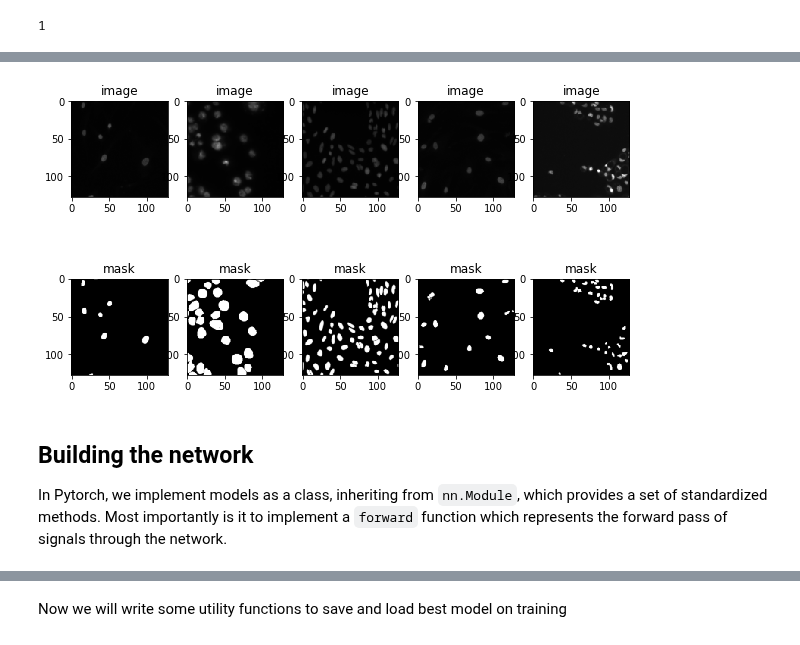
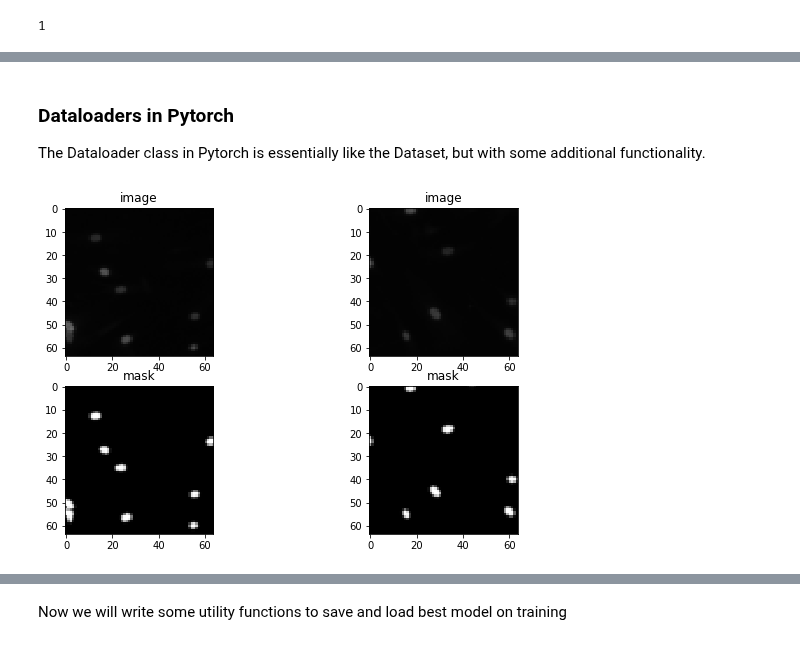
Before and after one commit to oercompbiomed/CBM101, a Jupyter notebook: H_Neural_Networks/4_cell_segmentation.ipynb, the cells around one changed output, grey strips where cells are left out. Cells and saved outputs as stored; diff of their text form; code cells hidden in the pictures.

```diff
--- a/H_Neural_Networks/4_cell_segmentation.ipynb
+++ b/H_Neural_Networks/4_cell_segmentation.ipynb
@@ -37,3 +45,5 @@ torch.cuda.device_count()
 # %%
 # set device to either CPU or GPU
 device = torch.device('cuda:0' if torch.cuda.is_available() else 'cpu')
+device = torch.device('cpu')
+device
@@ -79,21 +106,14 @@ Now we will load the data by using custom data loader from pytorch along with sm
 # %%
 def get_transforms(mean, std):
             list_transforms = []
-
-            list_transforms.extend(
-                    [
-                HorizontalFlip(p=0.5), # only horizontal flip as of now
-                    ])
-            list_transforms.extend(
-                    [
-            Normalize(mean=mean, std=std, p=1),
-            ToTensor(),
-                    ])
+            list_transforms.extend([HorizontalFlip(p=0.5)])
+            list_transforms.extend([Normalize(mean=mean, std=std, p=1),
+            ToTensor()])
             list_trfms = Compose(list_transforms)
             return list_trfms
 
 
-class Nuclei_data(Dataset):
+class NucleiData(Dataset):
         def __init__(self,path):
             self.path = path
             self.folders = os.listdir(path)
@@ -102,32 +122,27 @@ class Nuclei_data(Dataset):
         def __len__(self):
             return len(self.folders)
 
-
         def __getitem__(self,idx):
             image_folder = os.path.join(self.path,self.folders[idx],'images/')
             mask_folder = os.path.join(self.path,self.folders[idx],'masks/')
             image_path = os.path.join(image_folder,os.listdir(image_folder)[0])
 
             img = io.imread(image_path)[:,:,:3].astype('float32')
-            img = transform.resize(img,(128,128))
+            mask = self.get_mask(mask_folder, img.shape[0], img.shape[1]).astype('float32')
 
-            mask = self.get_mask(mask_folder, 128, 128 ).astype('float32')
-
-            augmented = self.transforms(image=img, mask=mask)
-            #augmented = [img] # fjern siden
+            # Apply transformations
+            augmented = self.transforms(image=img, mask=mask) #returns a dict
             img = augmented['image']
             mask = augmented['mask']
-            mask = mask[0].permute(2, 0, 1)
+            mask = mask[0].permute(2, 0, 1) # just reorders the dimensions of the tensor
             return (img,mask)
 
 
-        def get_mask(self,mask_folder,IMG_HEIGHT, IMG_WIDTH):
+        def get_mask(self,mask_folder, IMG_HEIGHT, IMG_WIDTH):
             mask = np.zeros((IMG_HEIGHT, IMG_WIDTH, 1), dtype=np.bool)
             for mask_ in os.listdir(mask_folder):
                     mask_ = io.imread(os.path.join(mask_folder,mask_))
-                    mask_ = transform.resize(mask_, (IMG_HEIGHT, IMG_WIDTH))
                     mask_ = np.expand_dims(mask_,axis=-1)
                     mask = np.maximum(mask, mask_)
-
             return mask
 # %%
@@ -171,0 +257,8 @@ torch.Size([1, 128, 128])
+# %%
+n_tot = len(data)
+n_train = int(.85*n_tot) # 85% for training
+n_val = n_tot - n_train
+trainset, valset = random_split(data, [n_train, n_val])
+# %% [markdown]
+### Dataloaders in Pytorch
+The Dataloader class in Pytorch is essentially like the Dataset, but with some additional functionality.
@@ -220,9 +308,5 @@ val_loader = torch.utils.data.DataLoader(dataset=valset, batch_size=10)
 # %%
 # we will try visualizing images and corresponding masks
-plot_img(5)
+plot_img(2)
 # %% [output]
-[figure, old version]
+[figure, new version]
-# %% [markdown]
-## Building the network
-
-In Pytorch, we implement models as a class, inheriting from `nn.Module`, which provides a set of standardized methods. Most importantly is it to implement a `forward` function which represents the forward pass of signals through the network.
```
Also changed, not shown: parts of 34 cells of this notebook.
